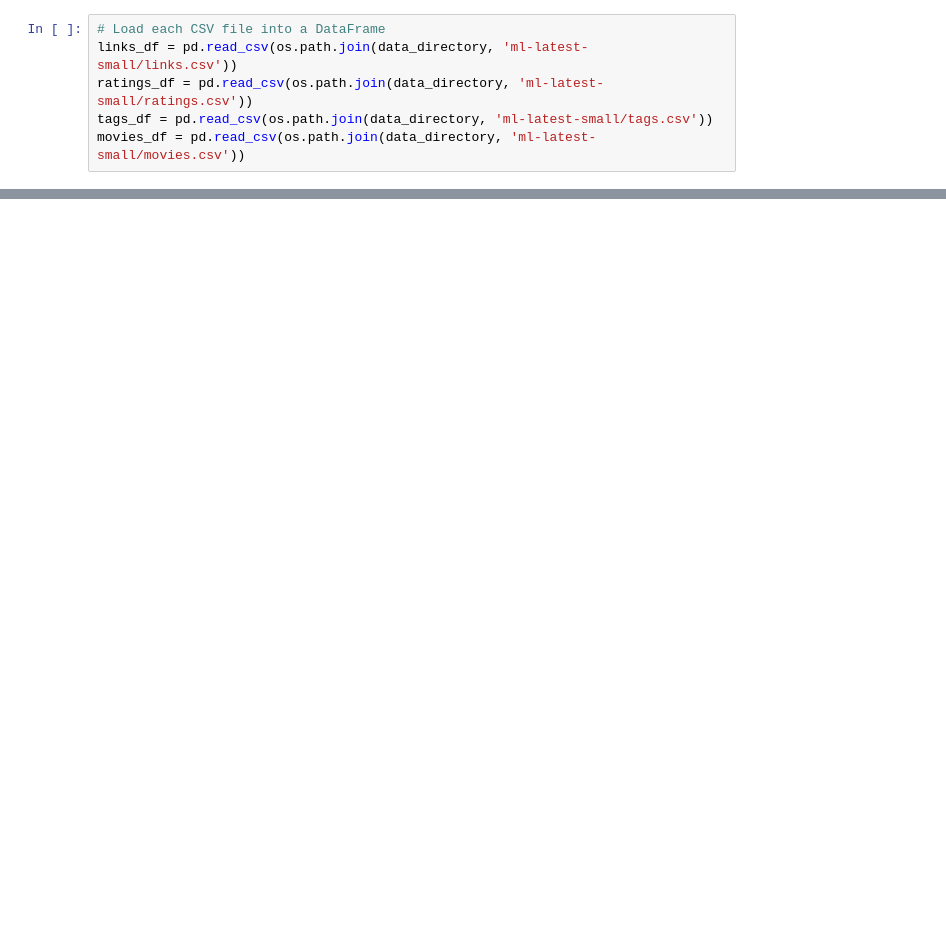
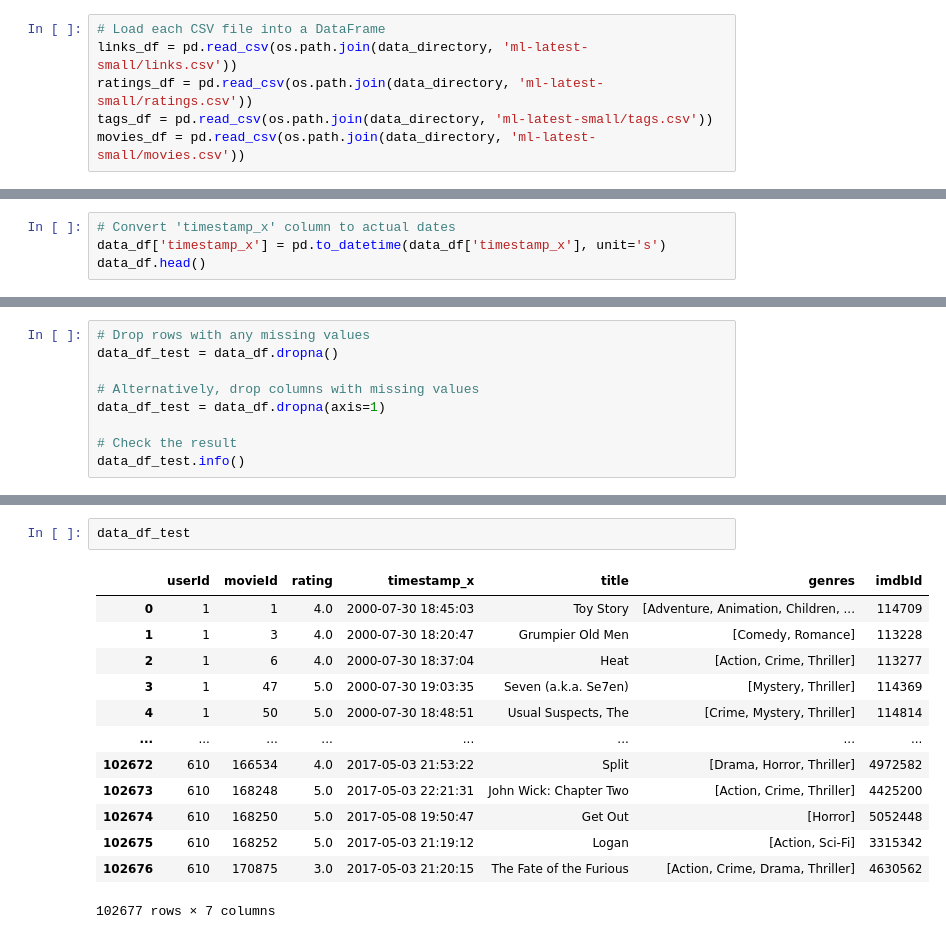
Before and after one commit to m-r-c-l/Movie-Recommendation-Engine, a Jupyter notebook: notebooks/Tim_Notebook.ipynb, the cells around one changed output, grey strips where cells are left out. Drawn from its saved outputs; the diff is of its cells as text; blank space fills up the shorter version.

```diff
--- a/notebooks/Tim_Notebook.ipynb
+++ b/notebooks/Tim_Notebook.ipynb
@@ -16,0 +153,4 @@ movies_df = pd.read_csv(os.path.join(data_directory, 'ml-latest-small/movies.csv
+# %%
+# Convert 'timestamp_x' column to actual dates
+data_df['timestamp_x'] = pd.to_datetime(data_df['timestamp_x'], unit='s')
+data_df.head()
@@ -16,0 +164,9 @@ movies_df = pd.read_csv(os.path.join(data_directory, 'ml-latest-small/movies.csv
+# %%
+# Drop rows with any missing values
+data_df_test = data_df.dropna()
+
+# Alternatively, drop columns with missing values
+data_df_test = data_df.dropna(axis=1)
+
+# Check the result
+data_df_test.info()
@@ -16,0 +188,16 @@ movies_df = pd.read_csv(os.path.join(data_directory, 'ml-latest-small/movies.csv
+# %%
+data_df_test
+# %% [output]
+|  | userId | movieId | rating | timestamp_x | title | genres | imdbId |
+| 0 | 1 | 1 | 4.0 | 2000-07-30 18:45:03 | Toy Story | [Adventure, Animation, Children, ... | 114709 |
+| 1 | 1 | 3 | 4.0 | 2000-07-30 18:20:47 | Grumpier Old Men | [Comedy, Romance] | 113228 |
+| 2 | 1 | 6 | 4.0 | 2000-07-30 18:37:04 | Heat | [Action, Crime, Thriller] | 113277 |
+| 3 | 1 | 47 | 5.0 | 2000-07-30 19:03:35 | Seven (a.k.a. Se7en) | [Mystery, Thriller] | 114369 |
+| 4 | 1 | 50 | 5.0 | 2000-07-30 18:48:51 | Usual Suspects, The | [Crime, Mystery, Thriller] | 114814 |
+| ... | ... | ... | ... | ... | ... | ... | ... |
+| 102672 | 610 | 166534 | 4.0 | 2017-05-03 21:53:22 | Split | [Drama, Horror, Thriller] | 4972582 |
+| 102673 | 610 | 168248 | 5.0 | 2017-05-03 22:21:31 | John Wick: Chapter Two | [Action, Crime, Thriller] | 4425200 |
+| 102674 | 610 | 168250 | 5.0 | 2017-05-08 19:50:47 | Get Out | [Horror] | 5052448 |
+| 102675 | 610 | 168252 | 5.0 | 2017-05-03 21:19:12 | Logan | [Action, Sci-Fi] | 3315342 |
+| 102676 | 610 | 170875 | 3.0 | 2017-05-03 21:20:15 | The Fate of the Furious | [Action, Crime, Drama, Thriller] | 4630562 |
+102677 rows × 7 columns
```
Also changed, not shown: parts of 13 cells of this notebook.
